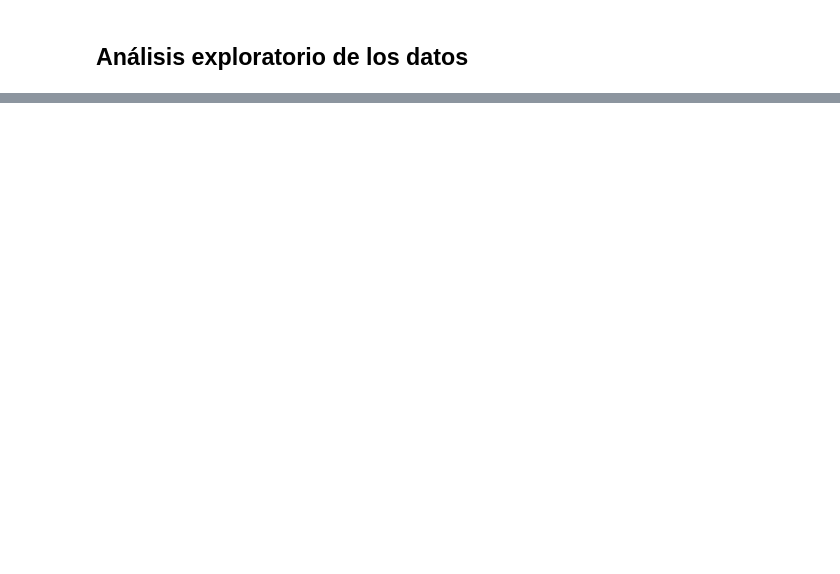
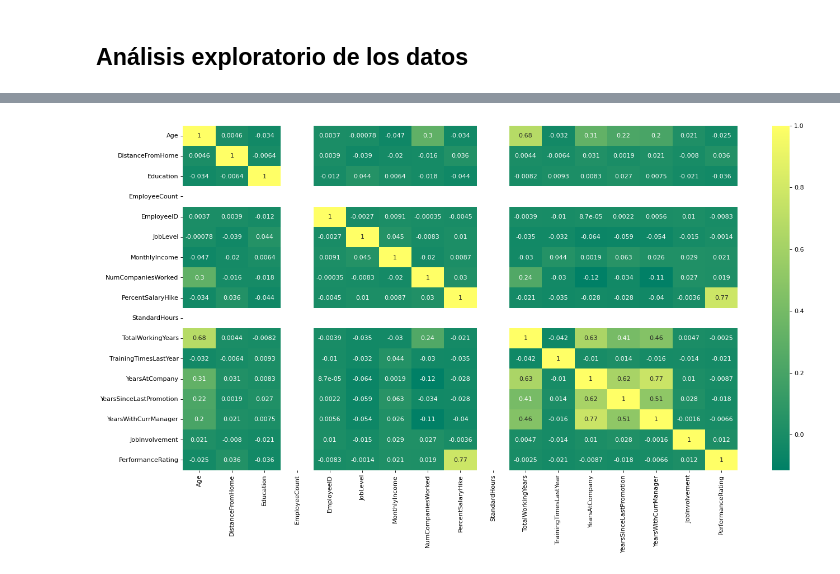
Before and after one commit to veronica1908/RH_Entrega1, a Jupyter notebook: 2_carga_lib_paq_limpieza_a_exploratorio.ipynb, the cells around one changed output, grey strips where cells are left out. Saved outputs shown, nothing was run; the diff lists cells and outputs as text; code cells hidden in the pictures; blank space fills up the shorter version.

```diff
--- a/2_carga_lib_paq_limpieza_a_exploratorio.ipynb
+++ b/2_carga_lib_paq_limpieza_a_exploratorio.ipynb
@@ -277,0 +256,6 @@ En esta exploración rápida de los datos, puede observarse lo siguiente:
+# %%
+# Se hace uso de un gráfico de correlación para definir las variables numéricas por explorar con respecto a la variable objetivo
+plt.figure (figsize=(20, 10), dpi=80);
+sns.heatmap(dfdata.corr(), annot = True,cmap='summer');
+# %% [output]
+[figure, added]
```
Also changed, not shown: parts of 38 cells of this notebook.
